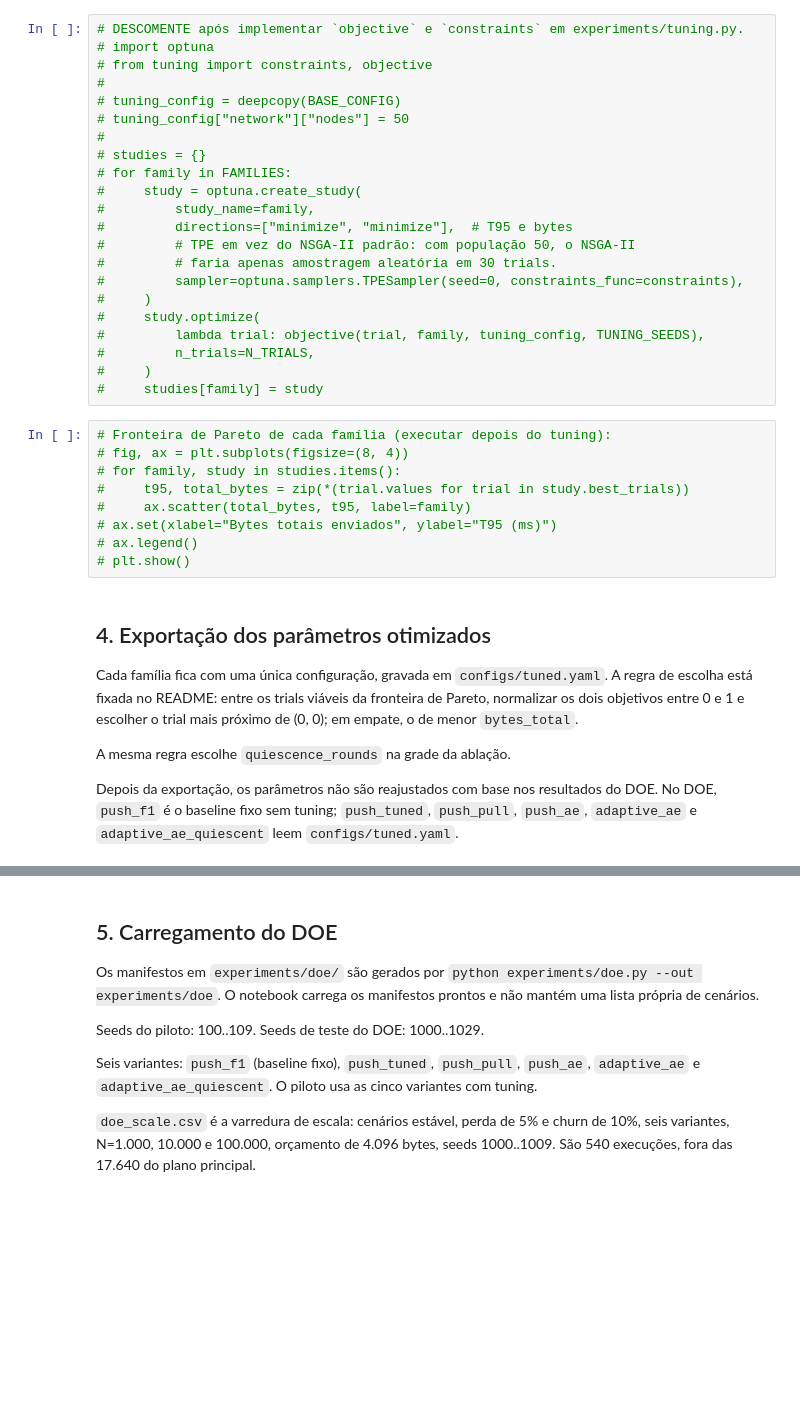
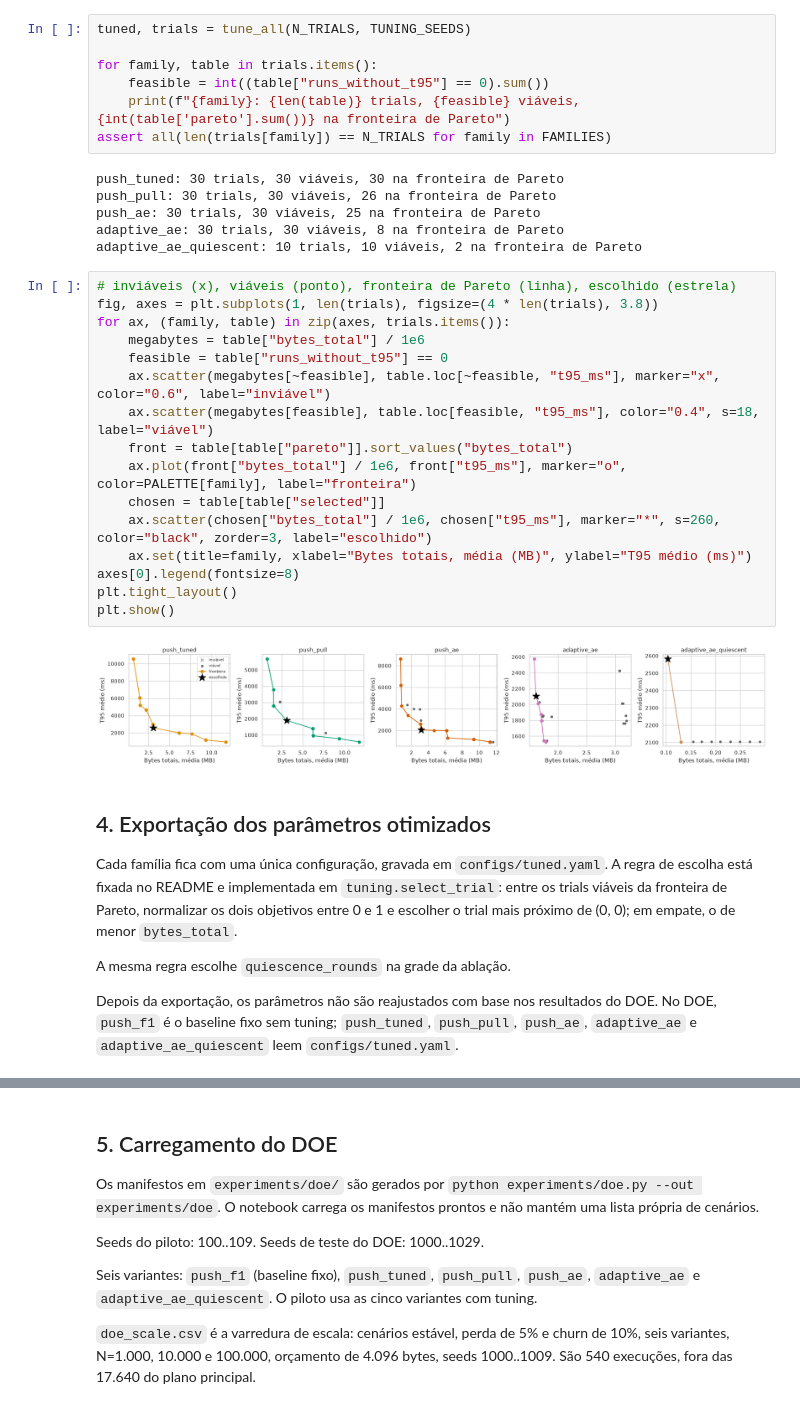
Before and after one commit to vicentemarciot27/exame-gossip, a Jupyter notebook: experiments/notebook.ipynb, the cells around one changed output, grey strips where cells are left out. Drawn from its saved outputs; the diff is of its cells as text; blank space fills up the shorter version.

```diff
--- a/experiments/notebook.ipynb
+++ b/experiments/notebook.ipynb
@@ -128,38 +177,38 @@ Cada trial executa 30 simulações em N=50: os 3 cenários de `TUNING_SCENARIOS`
 # %%
-# DESCOMENTE após implementar `objective` e `constraints` em experiments/tuning.py.
-# import optuna
-# from tuning import constraints, objective
-#
-# tuning_config = deepcopy(BASE_CONFIG)
-# tuning_config["network"]["nodes"] = 50
-#
-# studies = {}
-# for family in FAMILIES:
-#     study = optuna.create_study(
-#         study_name=family,
-#         directions=["minimize", "minimize"],  # T95 e bytes
-#         # TPE em vez do NSGA-II padrão: com população 50, o NSGA-II
-#         # faria apenas amostragem aleatória em 30 trials.
-#         sampler=optuna.samplers.TPESampler(seed=0, constraints_func=constraints),
-#     )
-#     study.optimize(
-#         lambda trial: objective(trial, family, tuning_config, TUNING_SEEDS),
-#         n_trials=N_TRIALS,
-#     )
-#     studies[family] = study
+tuned, trials = tune_all(N_TRIALS, TUNING_SEEDS)
+
+for family, table in trials.items():
+    feasible = int((table["runs_without_t95"] == 0).sum())
+    print(f"{family}: {len(table)} trials, {feasible} viáveis, {int(table['pareto'].sum())} na fronteira de Pareto")
+assert all(len(trials[family]) == N_TRIALS for family in FAMILIES)
+# %% [output]
+push_tuned: 30 trials, 30 viáveis, 30 na fronteira de Pareto
+push_pull: 30 trials, 30 viáveis, 26 na fronteira de Pareto
+push_ae: 30 trials, 30 viáveis, 25 na fronteira de Pareto
+adaptive_ae: 30 trials, 30 viáveis, 8 na fronteira de Pareto
+adaptive_ae_quiescent: 10 trials, 10 viáveis, 2 na fronteira de Pareto
 # %%
-# Fronteira de Pareto de cada família (executar depois do tuning):
-# fig, ax = plt.subplots(figsize=(8, 4))
-# for family, study in studies.items():
-#     t95, total_bytes = zip(*(trial.values for trial in study.best_trials))
-#     ax.scatter(total_bytes, t95, label=family)
-# ax.set(xlabel="Bytes totais enviados", ylabel="T95 (ms)")
-# ax.legend()
-# plt.show()
+# inviáveis (x), viáveis (ponto), fronteira de Pareto (linha), escolhido (estrela)
+fig, axes = plt.subplots(1, len(trials), figsize=(4 * len(trials), 3.8))
+for ax, (family, table) in zip(axes, trials.items()):
+    megabytes = table["bytes_total"] / 1e6
+    feasible = table["runs_without_t95"] == 0
+    ax.scatter(megabytes[~feasible], table.loc[~feasible, "t95_ms"], marker="x", color="0.6", label="inviável")
+    ax.scatter(megabytes[feasible], table.loc[feasible, "t95_ms"], color="0.4", s=18, label="viável")
+    front = table[table["pareto"]].sort_values("bytes_total")
+    ax.plot(front["bytes_total"] / 1e6, front["t95_ms"], marker="o", color=PALETTE[family], label="fronteira")
+    chosen = table[table["selected"]]
+    ax.scatter(chosen["bytes_total"] / 1e6, chosen["t95_ms"], marker="*", s=260, color="black", zorder=3, label="escolhido")
+    ax.set(title=family, xlabel="Bytes totais, média (MB)", ylabel="T95 médio (ms)")
+axes[0].legend(fontsize=8)
+plt.tight_layout()
+plt.show()
+# %% [output]
+[figure, added]
 # %% [markdown]
 ## 4. Exportação dos parâmetros otimizados
 
-Cada família fica com uma única configuração, gravada em `configs/tuned.yaml`. A regra de escolha está fixada no README: entre os trials viáveis da fronteira de Pareto, normalizar os dois objetivos entre 0 e 1 e escolher o trial mais próximo de (0, 0); em empate, o de menor `bytes_total`.
+Cada família fica com uma única configuração, gravada em `configs/tuned.yaml`. A regra de escolha está fixada no README e implementada em `tuning.select_trial`: entre os trials viáveis da fronteira de Pareto, normalizar os dois objetivos entre 0 e 1 e escolher o trial mais próximo de (0, 0); em empate, o de menor `bytes_total`.
 
 A mesma regra escolhe `quiescence_rounds` na grade da ablação.
 
```
Also changed, not shown: parts of 29 cells of this notebook, 28 other files.
